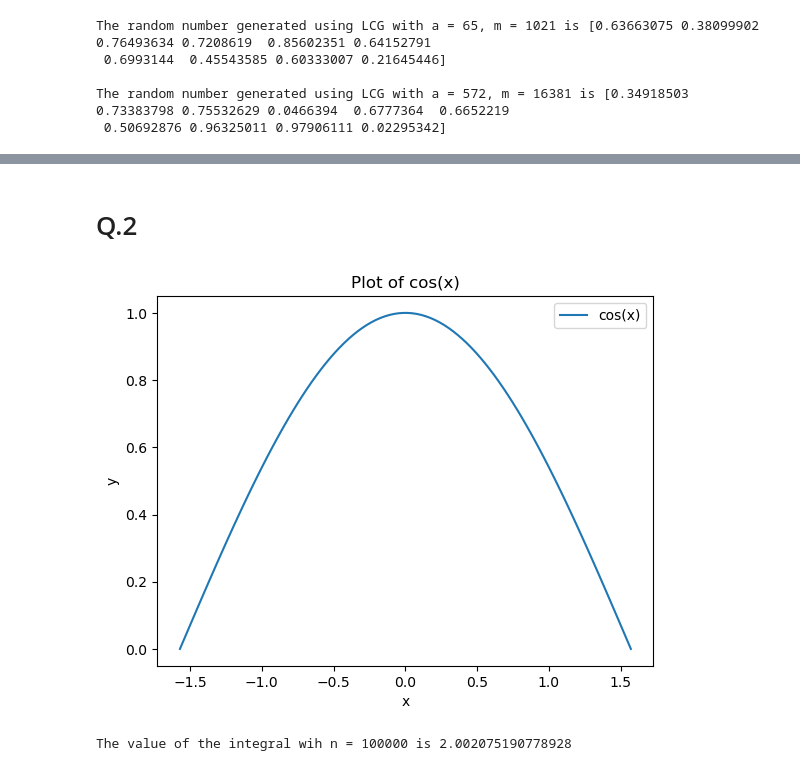
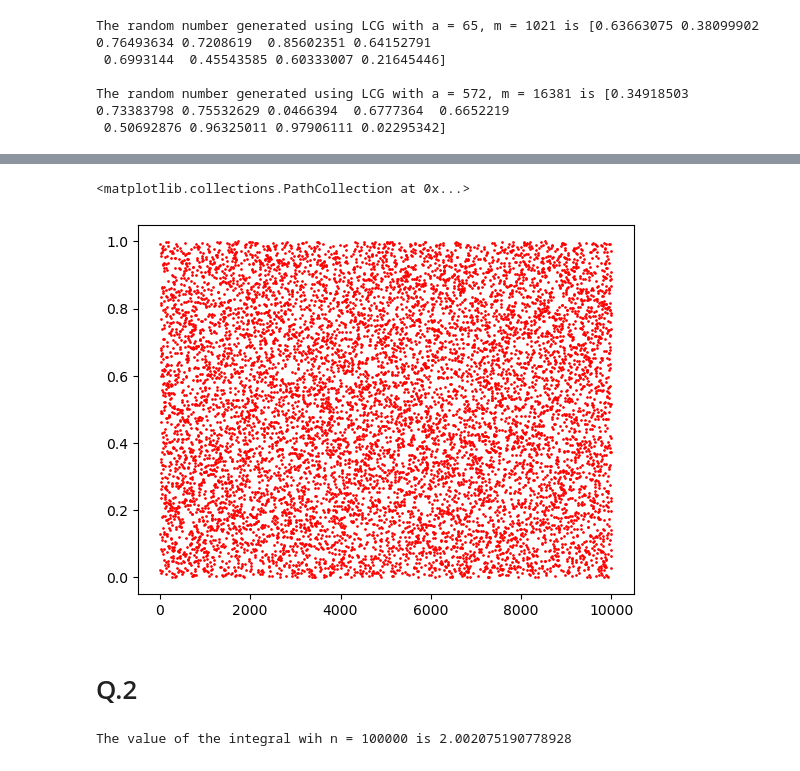
Before and after one commit to jabed-umar/adv-comp-phys, a Jupyter notebook: assign4.ipynb, the cells around one changed output, grey strips where cells are left out. Cells and saved outputs as stored; diff of their text form; code cells hidden in the pictures.

```diff
--- a/assign4.ipynb
+++ b/assign4.ipynb
@@ -25,18 +60,7 @@ The random number generated using LCG with a = 572, m = 16381 is [0.34918503 0.7
+# %%
+plt.scatter(xlist, ylist, color = 'red', s = 0.9)
+# %% [output]
+<matplotlib.collections.PathCollection at 0x...>
+[figure, added]
 # %% [markdown]
 # Q.2
-# %%
-#define a function
-def f_i(x):
-    return np.cos(x)
-
-#plot the function
-x = np.linspace(-np.pi/2, np.pi/2, 100)
-y = f_i(x)
-plt.plot(x, y, label = 'cos(x)')
-plt.xlabel('x')
-plt.ylabel('y')
-plt.title('Plot of cos(x)')
-plt.legend()
-plt.show()
-# %% [output]
-[figure, removed]
```
Also changed, not shown: parts of 9 cells of this notebook, 1 other file.
